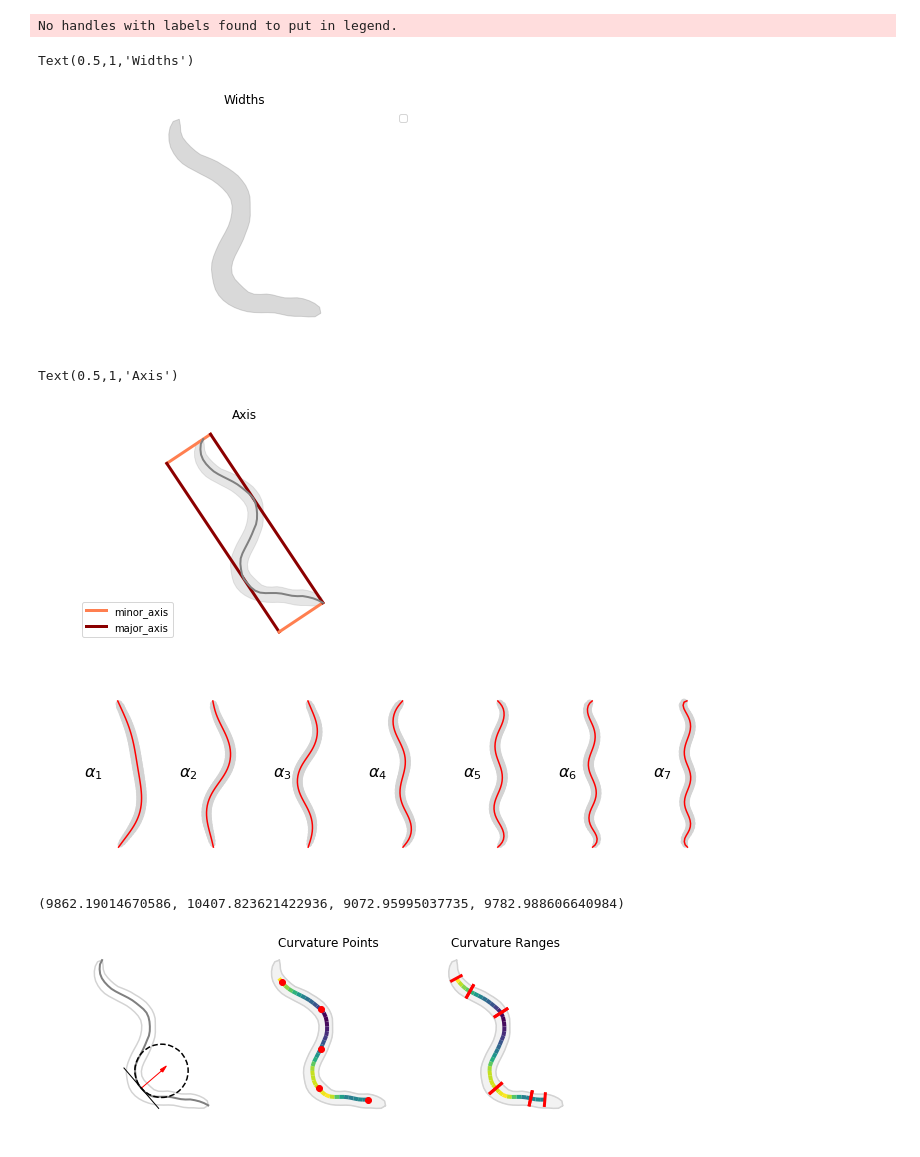
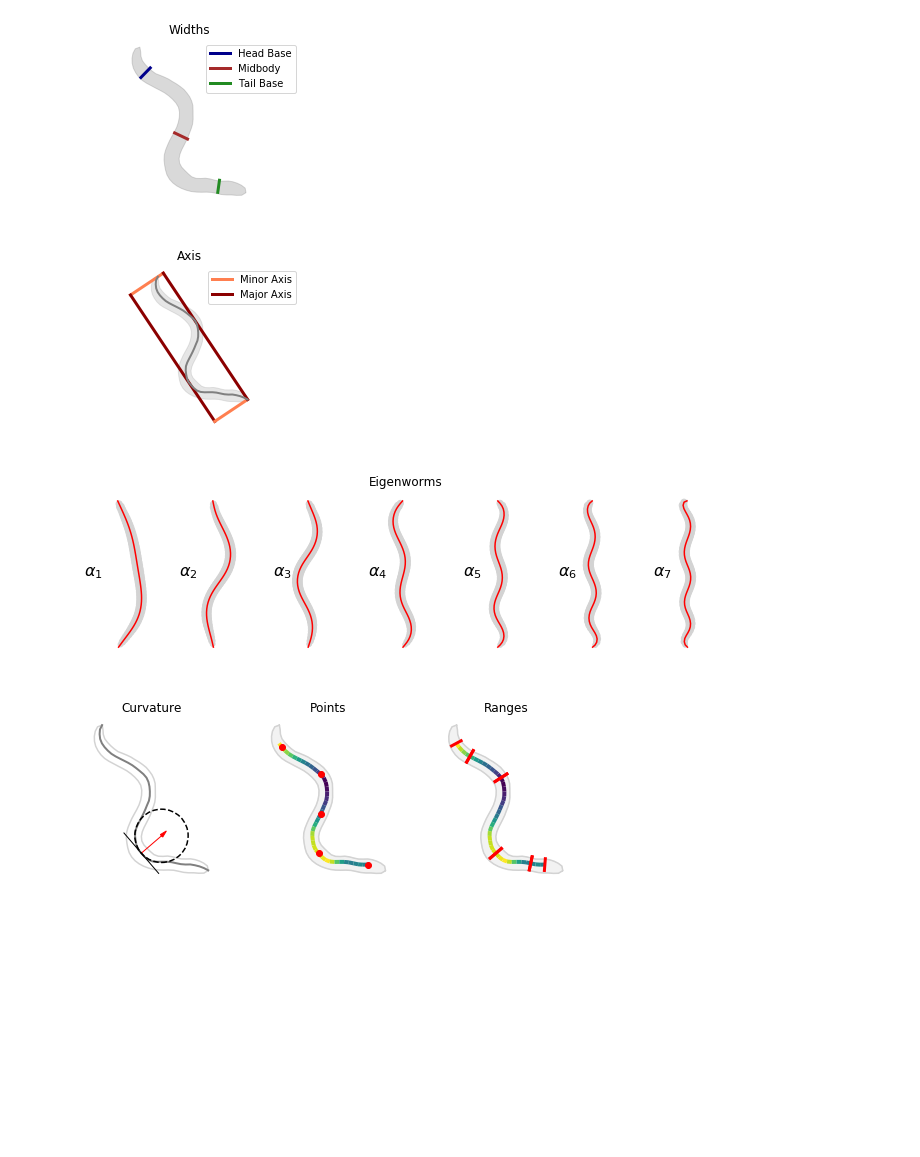
Before and after one commit to ver228/tierpsy-features, a Jupyter notebook: notebooks/Diagrams.ipynb, the cells around one changed output. Drawn from its saved outputs; the diff is of its cells as text; code cells hidden in the pictures; blank space fills up the shorter version.

```diff
--- a/notebooks/Diagrams.ipynb
+++ b/notebooks/Diagrams.ipynb
@@ -1,6 +1,6 @@
 # %%
 %matplotlib inline
-
+import os
 import seaborn as sns
 import numpy as np
 import numba
@@ -21,4 +21,7 @@ ventral_contour = data['ventral_contour']
 contours = np.concatenate((dorsal_contour, ventral_contour[:, ::-1, :]), axis=1)
 widths = data['widths']
 
-print(contours.shape)
+
+save_dir = '/Users/ajaver/OneDrive - Imperial College London/paper_tierpsy_features/diagrams'
+if not os.path.exists(save_dir):
+    os.makedirs(save_dir)
@@ -77,19 +83,22 @@ def join_cnt(key):
 part_k1 = ('head_base', 'head_tip', 'neck', 'midbody', 'hips', 'tail_base', 'tail_tip')
 part_c1 = ('cornflowerblue', 'steelblue', 'indianred', 'darkred', 'orangered', 'seagreen', 'c')
 
+fig, ax = plt.subplots(figsize=(6,3))
 for k,c in zip(part_k1, part_c1):
     cc_p = join_cnt(k)
-    plt.fill(cc_p[:, 0], cc_p[:, 1], c, alpha=0.6, label = k)
+    plt.fill(cc_p[:, 0], cc_p[:, 1], c, alpha=0.6, label = k.replace('_', ' ').title())
 
 part_k2 = ('head', 'body', 'tail')
 part_c2 = ('darkblue', 'brown', 'forestgreen')
 
 for k,c in zip(part_k2, part_c2):
     cc_p = join_cnt(k)
-    plt.plot(cc_p[:, 0], cc_p[:, 1], c, lw=3, label = k)
+    plt.plot(cc_p[:, 0], cc_p[:, 1], c, lw=3, label = k.replace('_', ' ').title())
 plt.axis('equal')
 plt.axis('off')
 
 plt.legend()
 plt.title('Body Parts')
+
+plt.savefig(os.path.join(save_dir, 'body_parts.pdf'), bbox_inches='tight')
 # %% [output]
@@ -98,29 +106,47 @@ Text(0.5,1,'Body Parts')
 # %%
 from tierpsy_features.postures import get_widths
 
 segment_widths = get_widths(widths)
 
 tt = 10
 
 cc = contours[tt]
 skel = skeletons[tt]
 W = widths[tt]
 
+
+fig, ax = plt.subplots(figsize=(4,3))
 plt.fill(cc[:, 0], cc[:, 1], color='gray', alpha=0.3)
 
 part_k = ('head_base', 'midbody', 'tail_base')
 part_c = ('darkblue', 'brown', 'forestgreen')
 
-c
+for k, c in zip(part_k, part_c):
+
+    ind = int(np.round(np.mean(dp.partitions[k])))
+    assert ind > 0 and ind < skel.shape[0] -1
+
+    ss = skel[ind]
+    dR = skel[ind + 1] - skel[ind - 1]
+    #perpendicular slop
+    ang = np.arctan2(dR[1], dR[0]) + np.pi/2
+
+    w = W[ind]
+    dx =w*np.cos(ang)/2
+    dy =w*np.sin(ang)/2
+
+    xx = (ss[0] - dx, ss[0] + dx)
+    yy = (ss[1] - dy, ss[1] + dy)
+    plt.plot(xx, yy, c, lw=3, label = k.replace('_', ' ').title())
 
 plt.axis('equal')
 plt.axis('off')
 plt.legend()
+
 plt.title('Widths')
+plt.savefig(os.path.join(save_dir, 'widths.pdf'), bbox_inches='tight')
 # %% [output]
-No handles with labels found to put in legend.
-Text(0.5,1,'Widths')
-[figure, old version]
+[figure, new version]
 # %%
 import cv2
 
@@ -131,6 +157,8 @@ skel = skeletons[tt]
 rect = cv2.minAreaRect(skel.astype(np.float32))
 box = cv2.boxPoints(rect)
 
+
+fig, ax = plt.subplots(figsize=(4,3))
 cols = ['coral', 'darkred']
 hh = []
 for ini, c in enumerate(cols + cols):
@@ -146,15 +174,12 @@ plt.fill(cc[:, 0], cc[:, 1], color='gray', alpha=0.2)
 
 plt.axis('equal')
 plt.axis('off')
-plt.legend(hh[:2], ['minor_axis', 'major_axis'])
+plt.legend(hh[:2], ['Minor Axis', 'Major Axis'])
 plt.title('Axis')
 
-
-
-#quirkiness = np.sqrt(1 - W**2 / L**2)
+plt.savefig(os.path.join(save_dir, 'axis.pdf'), bbox_inches='tight')
 # %% [output]
-Text(0.5,1,'Axis')
-[figure, old version]
+[figure, new version]
 # %%
 import tables
 from matplotlib.patches import Circle
@@ -201,8 +226,11 @@ for ii, (xx, yy) in enumerate(zip(ske_x, ske_y)):
 
     plt.axis('equal')
     plt.axis('off')
+
+    plt.title('Eigenworms')
+    plt.savefig(os.path.join(save_dir, 'eigenprojections.pdf'), bbox_inches='tight')
 # %% [output]
-[figure, old version]
+[figure, new version]
 # %%
 from matplotlib.collections import LineCollection
 
@@ -250,7 +278,7 @@ plot_curvature(axs[1])
 for k in segments_ind_dflt.keys():
     ii = segments_ind[k]
     axs[1].plot(skel[ii, 0], skel[ii, 1], 'or')
-    axs[1].set_title('Curvature Points')
+    axs[1].set_title('Points')
 
 ini_c, fin_c = np.where(good)[0][[0, -1]]
 
@@ -274,7 +302,8 @@ for k in ('head', 'neck', 'midbody', 'hips', 'tail'):
         xx = (ss[0] - dx, ss[0] + dx)
         yy = (ss[1] - dy, ss[1] + dy)
         axs[2].plot(xx, yy, 'r', lw=3, label = k)
-    axs[2].set_title('Curvature Ranges')
+    axs[2].set_title('Ranges')
+
 
 axs[0].plot(cnt[:, 0], cnt[:, 1], color='lightgray')
 axs[0].plot(skel[:, 0], skel[:, 1], lw = 2, color='gray')
@@ -308,9 +337,10 @@ circle.set_zorder(20)
 axs[0].add_patch(circle)
 axs[0].axis('equal')
 axs[0].axis('off')
+axs[0].set_title('Curvature')
+plt.savefig(os.path.join(save_dir, 'curvatures.pdf'), bbox_inches='tight')
 # %% [output]
-(9862.19014670586, 10407.823621422936, 9072.95995037735, 9782.988606640984)
-[figure, old version]
+[figure, new version]
 # %%
 import numba
 from tierpsy_features import get_path_curvatures
```
Also changed, not shown: parts of 9 cells of this notebook.
